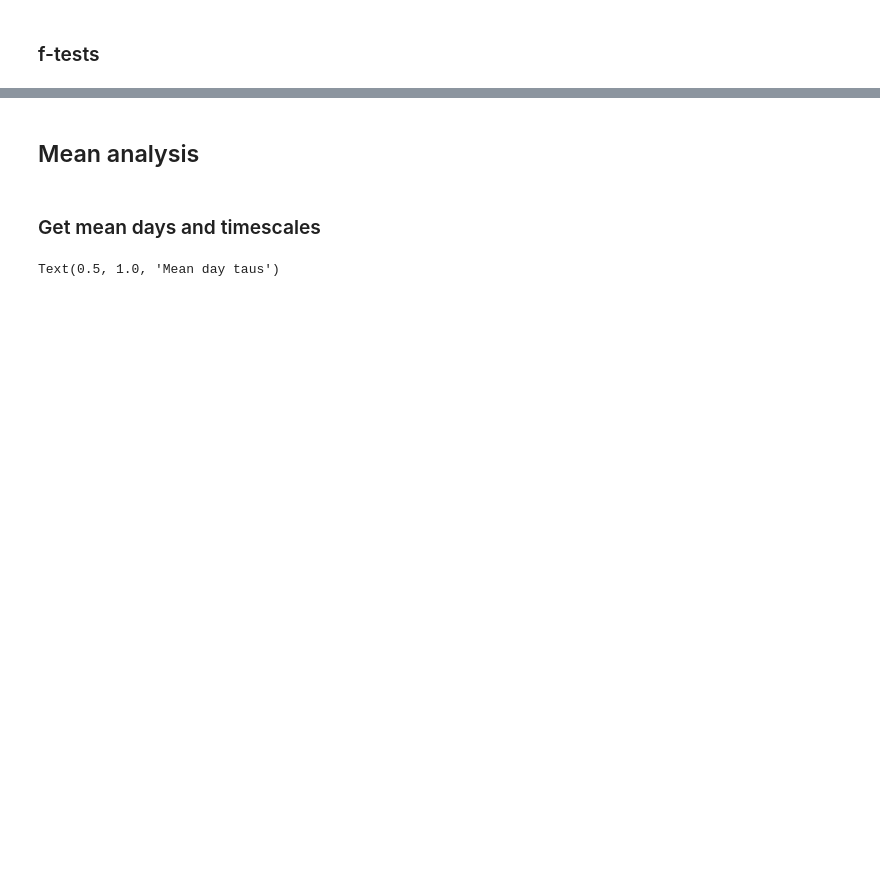
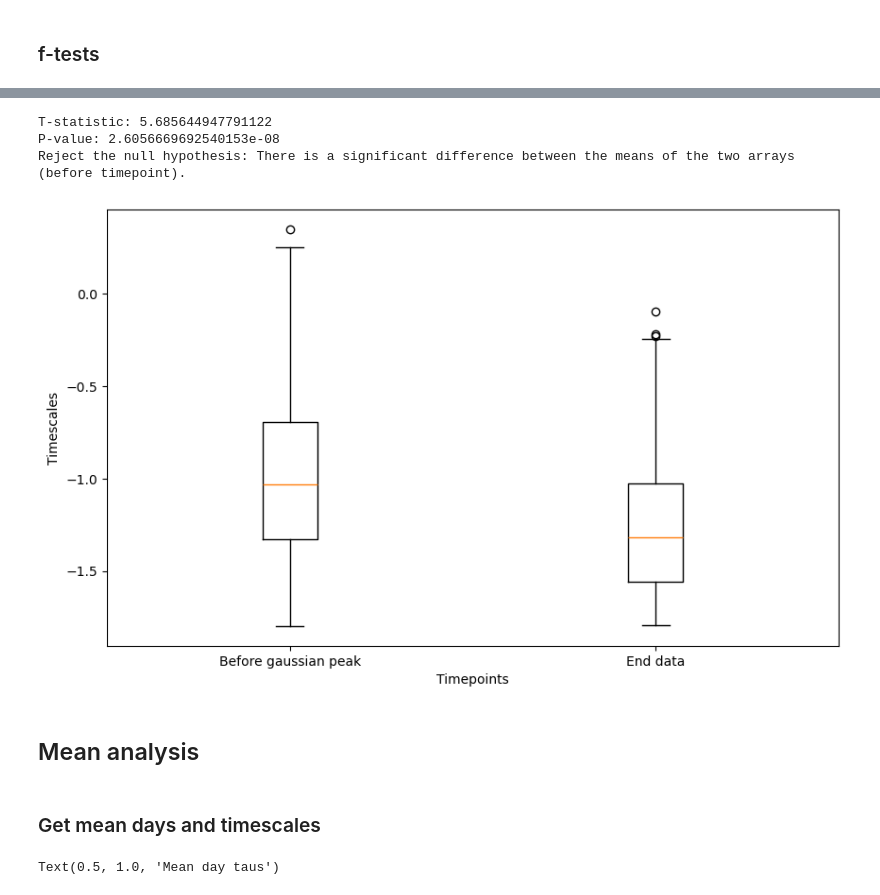
Before and after one commit to voytekresearch/timescale_development, a Jupyter notebook: timescales_analysis_hypotheses_organoid_dataset_version.ipynb, the cells around one changed output, grey strips where cells are left out. Saved outputs shown, nothing was run; the diff lists cells and outputs as text; code cells hidden in the pictures; blank space fills up the shorter version.

```diff
--- a/timescales_analysis_hypotheses_organoid_dataset_version.ipynb
+++ b/timescales_analysis_hypotheses_organoid_dataset_version.ipynb
@@ -302,3 +408,36 @@ f_test rat h1 vs h2: (1.0063994459585754, 0.4383476514623941)
+# %%
+#before gausssian timepoint
+# Perform t-test
+t_statistic, p_value = ttest_ind(data_at_closest_timepoint_before, data_at_last_timepoint)
+
+# Print the results
+print("T-statistic:", t_statistic)
+print("P-value:", p_value)
+
+# Interpret the p-value
+alpha = 0.05  # significance level
+if p_value < alpha:
+    print("Reject the null hypothesis: There is a significant difference between the means of the two arrays (before timepoint).")
+else:
+    print("Fail to reject the null hypothesis: There is no significant difference between the means of the two arrays.")
+
+
+
+# Create box plot
+plt.figure(figsize=(10, 6))
+
+plt.boxplot([data_at_closest_timepoint_before, data_at_last_timepoint], labels=['Before gaussian peak', 'End data'])
+
+plt.xlabel('Timepoints')
+plt.ylabel('Timescales')
+
+
+plt.show()
+# %% [output]
+T-statistic: 5.685644947791122
+P-value: 2.6056669692540153e-08
+Reject the null hypothesis: There is a significant difference between the means of the two arrays (before timepoint).
+[figure, added]
 # %% [markdown]
 ## Mean analysis
 # %% [markdown]
```
Also changed, not shown: parts of 23 cells of this notebook, 1 other file.
